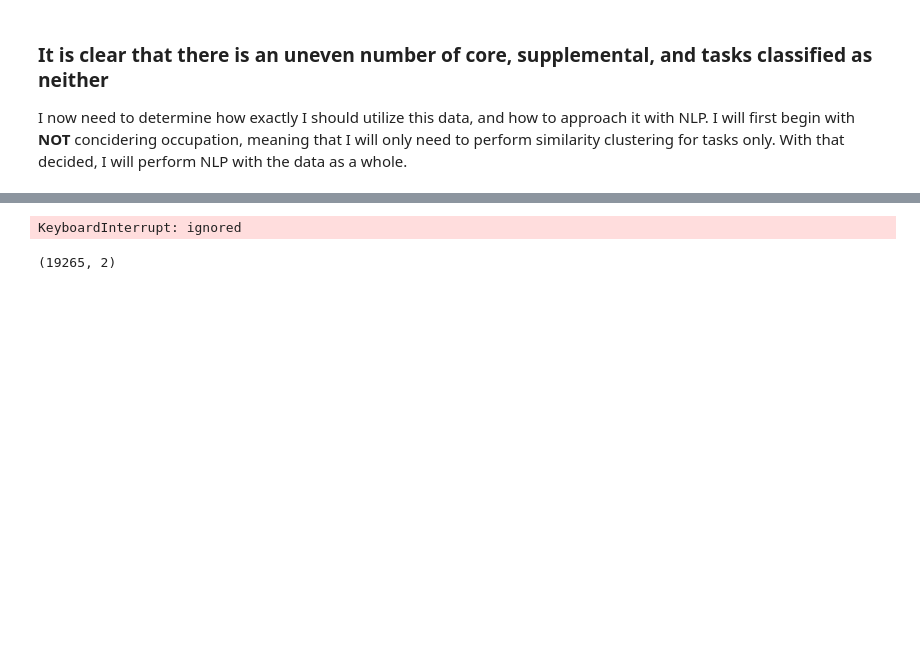
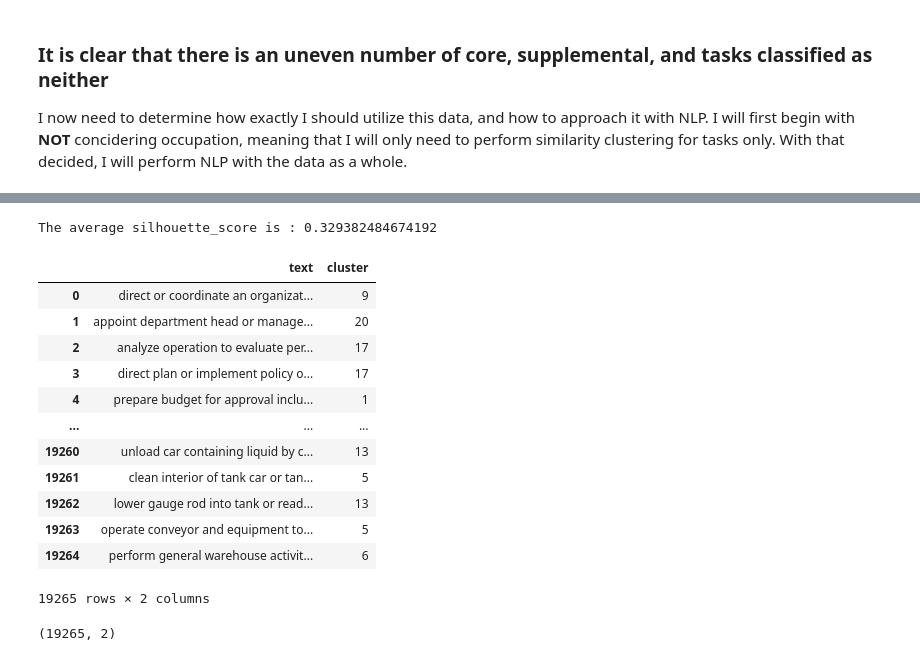
Before and after one commit to Josh-Hiz/Job-Task-Analysis, a Jupyter notebook: TaskAnalysis.ipynb, the cells around one changed output, grey strips where cells are left out. Drawn from its saved outputs; the diff is of its cells as text; code cells hidden in the pictures; blank space fills up the shorter version.

```diff
--- a/TaskAnalysis.ipynb
+++ b/TaskAnalysis.ipynb
@@ -158,28 +156,41 @@ df
 # %%
 from sklearn.feature_extraction.text import TfidfVectorizer
 from sklearn.cluster import KMeans
 from sklearn.metrics import silhouette_score
 from sklearn import preprocessing
 from sklearn.decomposition import PCA
 
 
 vectorizer = TfidfVectorizer()
 processed_text = df['Processed Tasks'].tolist()
 X = vectorizer.fit_transform(processed_text)
 pca = PCA(n_components=2)
 X_pca = pca.fit_transform(X.toarray())
 
-k = 20
+k = 21
 kmeans = KMeans(n_clusters = k,init='k-means++',max_iter=300,n_init=15, random_state=42)
 kmeans.fit(X_pca)
-silhouette_avg = silhouette_score(X, kmeans.labels_)
+silhouette_avg = silhouette_score(X_pca, kmeans.labels_)
 print("The average silhouette_score is :", silhouette_avg)
 df['Labels'] = kmeans.labels_
 clusters = kmeans.labels_.tolist()
 texts_df = pd.DataFrame({'text':processed_text,'cluster':clusters})
 texts_df
 # %% [output]
-KeyboardInterrupt: ignored
+The average silhouette_score is : 0.329382484674192
+|  | text | cluster |
+| 0 | direct or coordinate an organizat... | 9 |
+| 1 | appoint department head or manage... | 20 |
+| 2 | analyze operation to evaluate per... | 17 |
+| 3 | direct plan or implement policy o... | 17 |
+| 4 | prepare budget for approval inclu... | 1 |
+| ... | ... | ... |
+| 19260 | unload car containing liquid by c... | 13 |
+| 19261 | clean interior of tank car or tan... | 5 |
+| 19262 | lower gauge rod into tank or read... | 13 |
+| 19263 | operate conveyor and equipment to... | 5 |
+| 19264 | perform general warehouse activit... | 6 |
+19265 rows × 2 columns
 # %%
 texts_df.to_excel('/content/drive/MyDrive/Data/Task Analysis/Generated Data/Text Clustering Data.xlsx')
 X_pca.shape
```
Also changed, not shown: parts of 10 cells of this notebook, 7 other files.
